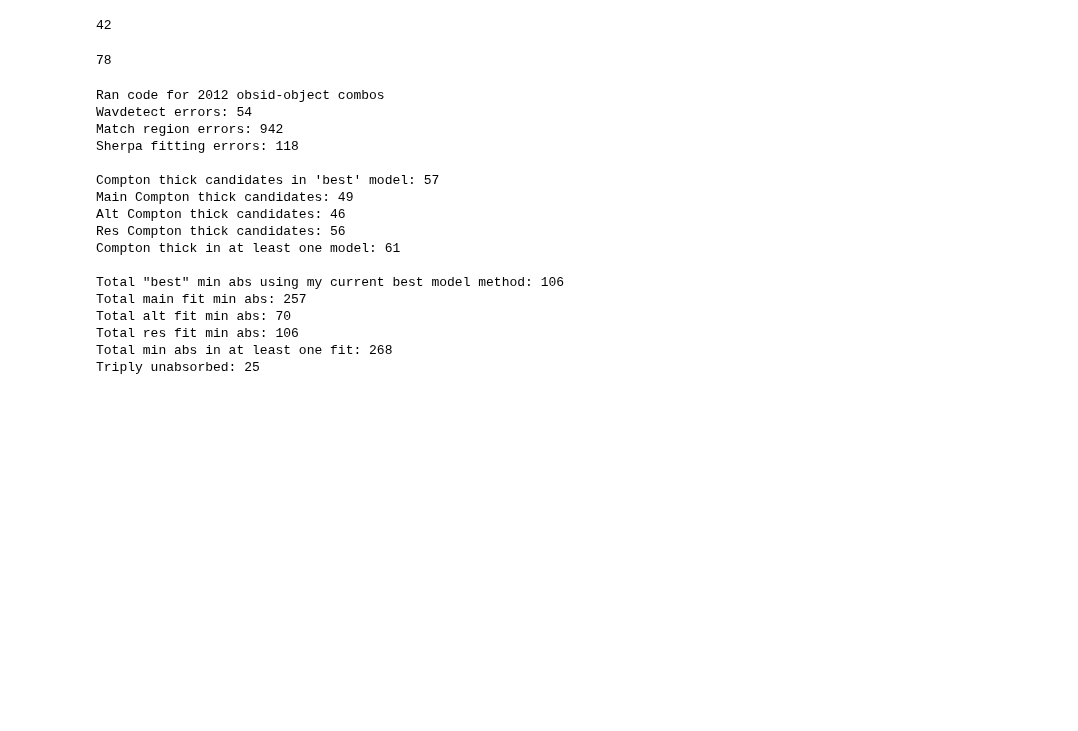
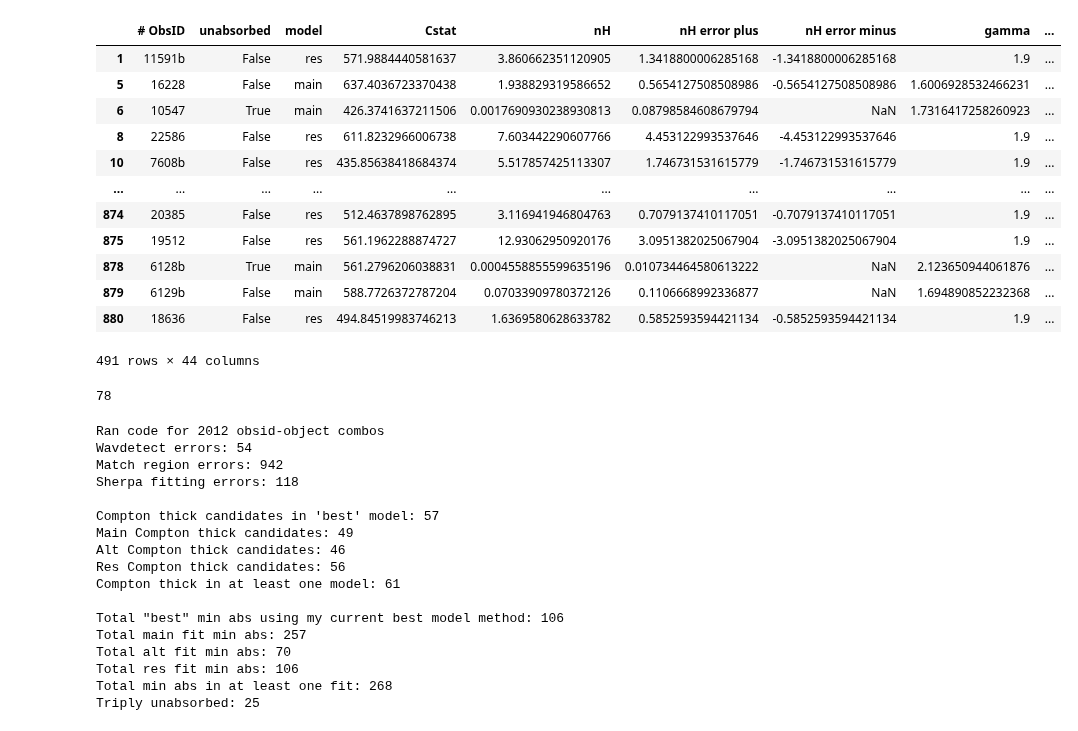
Before and after one commit to kciurleo/AGN, a Jupyter notebook: sherpa_fitting_code/solving_my_own_mysteries.ipynb, the cells around one changed output. Drawn from its saved outputs; the diff is of its cells as text; code cells hidden in the pictures; blank space fills up the shorter version.

```diff
--- a/sherpa_fitting_code/solving_my_own_mysteries.ipynb
+++ b/sherpa_fitting_code/solving_my_own_mysteries.ipynb
@@ -27,10 +27,23 @@ final_full = pd.read_csv('/opt/pwdata/katie/csc2.1/final_data/final_info_full.cs
 
 #from before for bpt
 full_point_sources=pd.read_csv('/Users/kciurleo/Documents/kciurleo/AGN/csvs/full_point_sources.csv')
-# %%
-len(final_full.loc[final_full['compton thick']=='True']['CXO name'].unique())
-# %% [output]
-42
+# %%
+interesting_guys=final_full.loc[(final_full['gamma']!='ERROR')]
+interesting_guys.loc[(interesting_guys['gamma'].astype(float)>1.5) & (interesting_guys['gamma'].astype(float)<2.2)]
+# %% [output]
+|  | # ObsID | unabsorbed | model | Cstat | nH | nH error plus | nH error minus | gamma | ... |
+| 1 | 11591b | False | res | 571.9884440581637 | 3.860662351120905 | 1.3418800006285168 | -1.3418800006285168 | 1.9 | ... |
+| 5 | 16228 | False | main | 637.4036723370438 | 1.938829319586652 | 0.5654127508508986 | -0.5654127508508986 | 1.6006928532466231 | ... |
+| 6 | 10547 | True | main | 426.3741637211506 | 0.0017690930238930813 | 0.08798584608679794 | NaN | 1.7316417258260923 | ... |
+| 8 | 22586 | False | res | 611.8232966006738 | 7.603442290607766 | 4.453122993537646 | -4.453122993537646 | 1.9 | ... |
+| 10 | 7608b | False | res | 435.85638418684374 | 5.517857425113307 | 1.746731531615779 | -1.746731531615779 | 1.9 | ... |
+| ... | ... | ... | ... | ... | ... | ... | ... | ... | ... |
+| 874 | 20385 | False | res | 512.4637898762895 | 3.116941946804763 | 0.7079137410117051 | -0.7079137410117051 | 1.9 | ... |
+| 875 | 19512 | False | res | 561.1962288874727 | 12.93062950920176 | 3.0951382025067904 | -3.0951382025067904 | 1.9 | ... |
+| 878 | 6128b | True | main | 561.2796206038831 | 0.0004558855599635196 | 0.010734464580613222 | NaN | 2.123650944061876 | ... |
+| 879 | 6129b | False | main | 588.7726372787204 | 0.07033909780372126 | 0.1106668992336877 | NaN | 1.694890852232368 | ... |
+| 880 | 18636 | False | res | 494.84519983746213 | 1.6369580628633782 | 0.5852593594421134 | -0.5852593594421134 | 1.9 | ... |
+491 rows × 44 columns
 # %%
 len(final_min_abs['CXO name'].unique())
 # %% [output]
```
Also changed, not shown: 3 other files.
